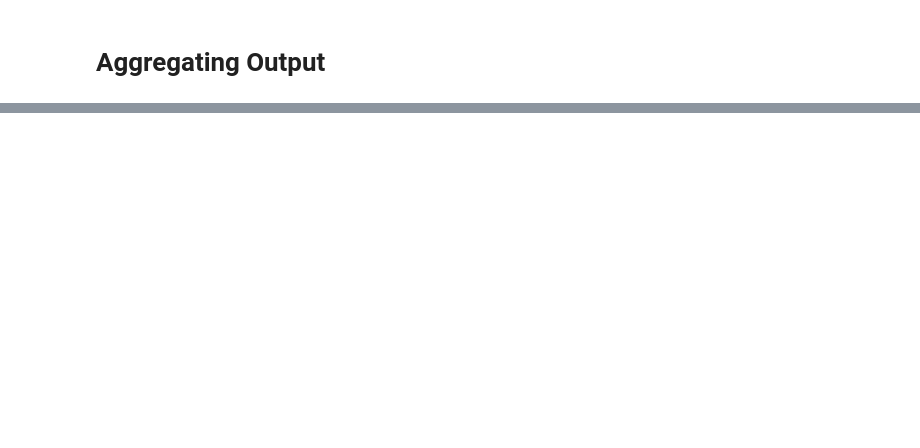
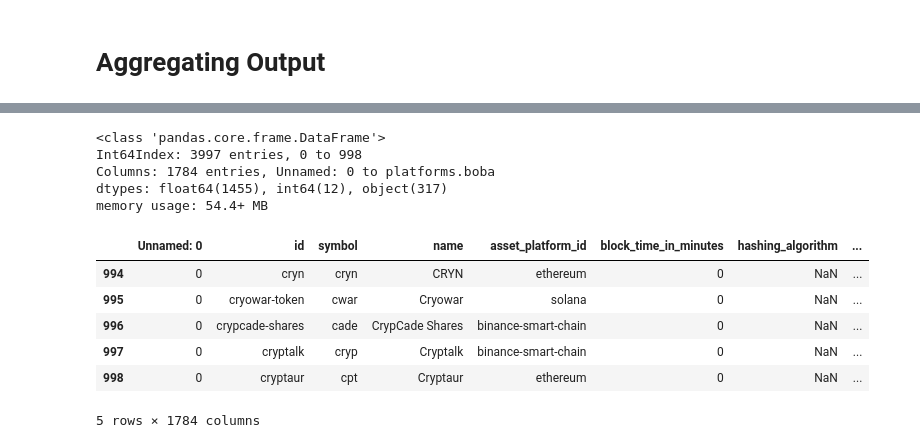
Before and after one commit to custom-hyper/CoinGeckoAPI, a Jupyter notebook: CoinGecko_API.ipynb, the cells around one changed output, grey strips where cells are left out. Drawn from its saved outputs; the diff is of its cells as text; code cells hidden in the pictures; blank space fills up the shorter version.

```diff
--- a/CoinGecko_API.ipynb
+++ b/CoinGecko_API.ipynb
@@ -258,0 +395,18 @@ sys.exit()
+# %%
+combined_csv.info()
+# %% [output]
+<class 'pandas.core.frame.DataFrame'>
+Int64Index: 3997 entries, 0 to 998
+Columns: 1784 entries, Unnamed: 0 to platforms.boba
+dtypes: float64(1455), int64(12), object(317)
+memory usage: 54.4+ MB
+# %%
+combined_csv.tail()
+# %% [output]
+|  | Unnamed: 0 | id | symbol | name | asset_platform_id | block_time_in_minutes | hashing_algorithm | ... |
+| 994 | 0 | cryn | cryn | CRYN | ethereum | 0 | NaN | ... |
+| 995 | 0 | cryowar-token | cwar | Cryowar | solana | 0 | NaN | ... |
+| 996 | 0 | crypcade-shares | cade | CrypCade Shares | binance-smart-chain | 0 | NaN | ... |
+| 997 | 0 | cryptalk | cryp | Cryptalk | binance-smart-chain | 0 | NaN | ... |
+| 998 | 0 | cryptaur | cpt | Cryptaur | ethereum | 0 | NaN | ... |
+5 rows × 1784 columns
```
Also changed, not shown: parts of 16 cells of this notebook.
